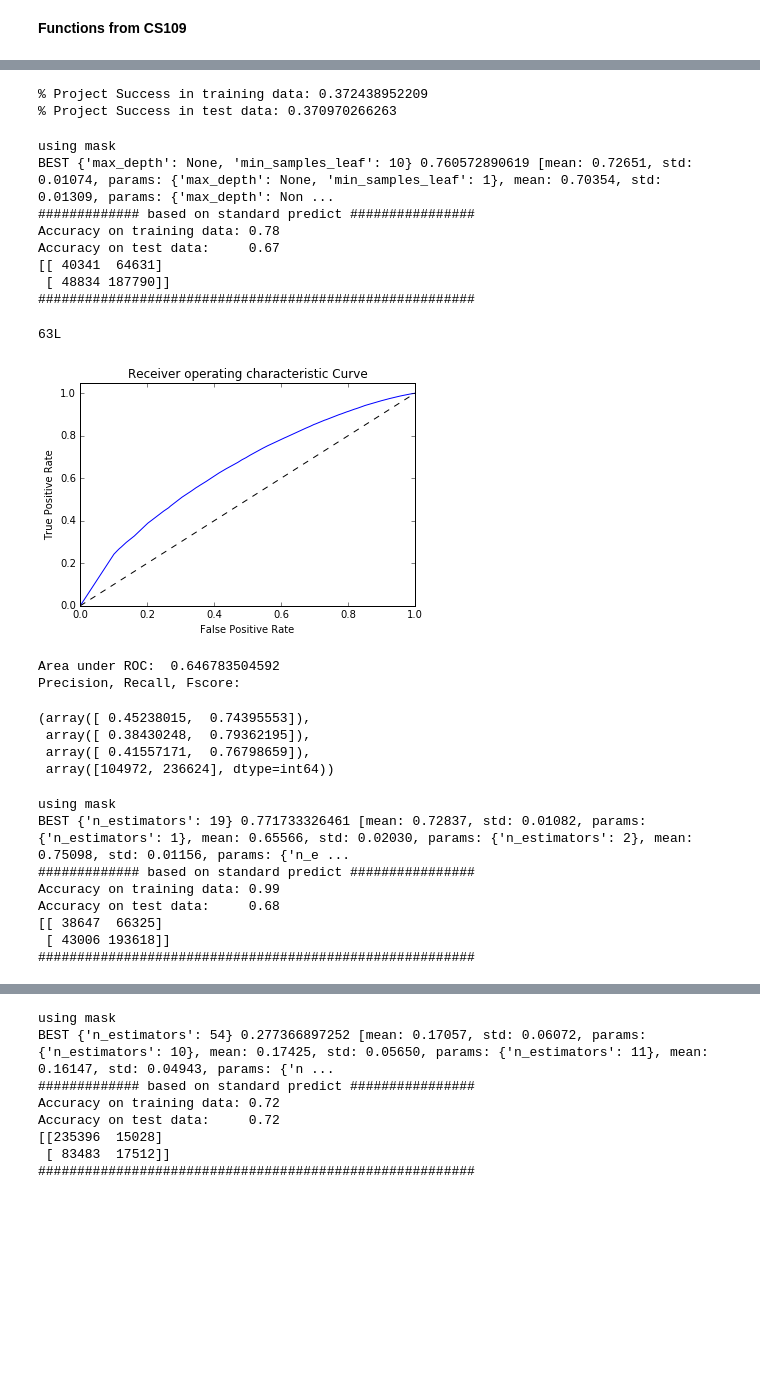
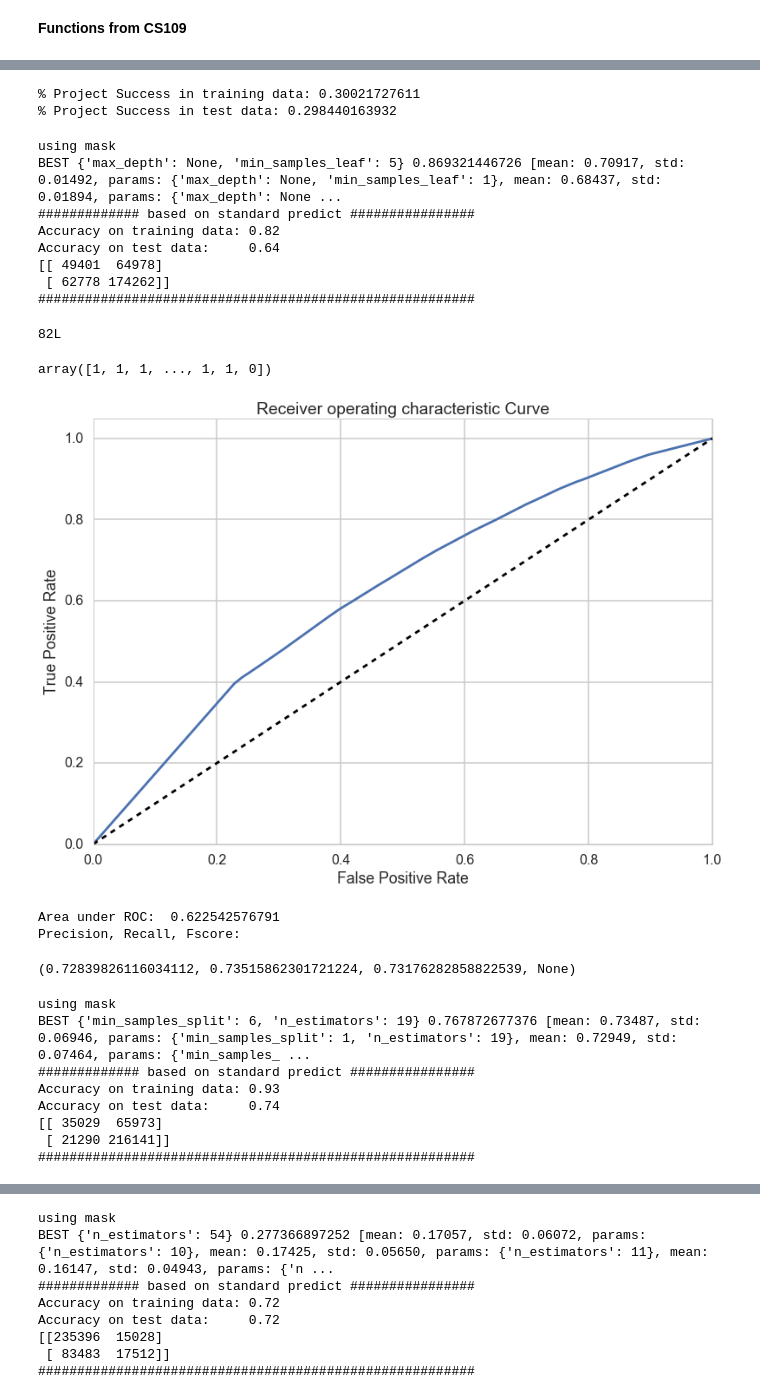
Before and after one commit to Naveed1842/data-science-intensive-2, a Jupyter notebook: Donor-Choose-Project/ModelExploration.ipynb, the cells around one changed output, grey strips where cells are left out. Saved outputs shown, nothing was run; the diff lists cells and outputs as text; code cells hidden in the pictures; blank space fills up the shorter version.

```diff
--- a/Donor-Choose-Project/ModelExploration.ipynb
+++ b/Donor-Choose-Project/ModelExploration.ipynb
@@ -25 +25,8 @@ array(['completed', 'expired', 'reallocated', 'live'], dtype=object)
+# %%
+## Some Data wrangling
+projects = projects[(projects.total_price_including_optional_support > 0) & (projects.funding_status == 'completed') | (projects.funding_status == 'expired')]
+projects['date_posted'] = pd.to_datetime(projects['date_posted'])
+projects['year'] = projects['date_posted'].dt.year
+projects['month'] = projects['date_posted'].dt.month
+projects['date_posted_1'] = projects['date_posted'].map(lambda x: 100*x.year + x.month)
 # %%
@@ -39,3 +46,0 @@ proj.head()
-# %%
-proj = proj[proj.total_price_including_optional_support > 0]
-projects = projects[projects.total_price_including_optional_support > 0]
@@ -43,7 +52,7 @@ projects = projects[projects.total_price_including_optional_support > 0]
 # Categorical features
 # Using OnHotEncode for categorical features
 enc = preprocessing.OneHotEncoder()
-a = enc.fit_transform(proj[['school_metro','primary_focus_subject','school_state','poverty_level','grade_level','resource_type']]).toarray()
+a = enc.fit_transform(proj[['school_metro','primary_focus_subject','school_state','poverty_level','grade_level','resource_type','year','month']]).toarray()
 # %%
 # Boolean features
 b = proj.as_matrix([['school_charter','school_magnet','school_year_round','school_nlns','school_kipp','school_charter_ready_promise',
@@ -278,7 +259,7 @@ Name: total_price_including_optional_support, dtype: int64
 # %%
 # Create test/train mask
-itrain, itest = train_test_split(xrange(proj.shape[0]), train_size=0.60)
-mask=np.ones(proj.shape[0], dtype='int')
+itrain, itest = train_test_split(xrange(projects.shape[0]), train_size=0.60)
+mask=np.ones(projects.shape[0], dtype='int')
 mask[itrain]=1
 mask[itest]=0
 mask = (mask==1)
@@ -286,75 +267,77 @@ mask = (mask==1)
 print "% Project Success in training data:", np.mean(proj.funding_status[mask])
 print "% Project Success in test data:", np.mean(proj.funding_status[~mask])
 # %% [output]
-% Project Success in training data: 0.372438952209
-% Project Success in test data: 0.370970266263
+% Project Success in training data: 0.30021727611
+% Project Success in test data: 0.298440163932
 # %%
 from sklearn import tree
 clf = tree.DecisionTreeClassifier()
 
 parameters = {"max_depth": [None], 'min_samples_leaf': [1, 2, 3, 4, 5, 6, 7, 8, 9, 10]}
+#parameters = {}
 clf,Xtrain_dt,ytrain_dt,Xtest_dt,ytest_dt = do_classify(clf,parameters,projects,c,'funding_status','completed',mask=mask,
                                            n_jobs = 4,score_func = 'f1')
 # %% [output]
 using mask
-BEST {'max_depth': None, 'min_samples_leaf': 10} 0.760572890619 [mean: 0.72651, std: 0.01074, params: {'max_depth': None, 'min_samples_leaf': 1}, mean: 0.70354, std: 0.01309, params: {'max_depth': Non ...
+BEST {'max_depth': None, 'min_samples_leaf': 5} 0.869321446726 [mean: 0.70917, std: 0.01492, params: {'max_depth': None, 'min_samples_leaf': 1}, mean: 0.68437, std: 0.01894, params: {'max_depth': None ...
 ############# based on standard predict ################
-Accuracy on training data: 0.78
-Accuracy on test data:     0.67
-[[ 40341  64631]
- [ 48834 187790]]
+Accuracy on training data: 0.82
+Accuracy on test data:     0.64
+[[ 49401  64978]
+ [ 62778 174262]]
 ########################################################
 # %%
 # Depth of a decision tree
 clf.tree_.max_depth
 # %% [output]
-63L
+82L
+# %%
+clf.predict(Xtest_dt)
+# %% [output]
+array([1, 1, 1, ..., 1, 1, 0])
 # %%
 # Plot of a ROC curve for a specific class
 y_score_dt = pd.DataFrame(clf.predict_proba(Xtest_dt))[1]
 import sklearn.metrics as metric
 fpr,tpr,thresholds = metric.roc_curve(ytest_dt,y_score_dt)
 
 import matplotlib.pyplot as plt
 plt.figure()
 plt.plot(fpr, tpr)
 plt.plot([0, 1], [0, 1], 'k--')
 plt.xlim([0.0, 1.0])
 plt.ylim([0.0, 1.05])
 plt.xlabel('False Positive Rate')
 plt.ylabel('True Positive Rate')
 plt.title('Receiver operating characteristic Curve')
 plt.legend(loc="lower right")
 plt.show()
 
 print 'Area under ROC: ',metric.roc_auc_score(ytest_dt,y_score_dt)
 print 'Precision, Recall, Fscore:'
-metric.precision_recall_fscore_support(ytest,clf.predict(Xtest))
+metric.precision_recall_fscore_support(ytest_dt,clf.predict(Xtest_dt),average='binary')
 # %% [output]
-[figure, old version]
+[figure, new version]
-Area under ROC:  0.646783504592
+Area under ROC:  0.622542576791
 Precision, Recall, Fscore:
-(array([ 0.45238015,  0.74395553]),
- array([ 0.38430248,  0.79362195]),
- array([ 0.41557171,  0.76798659]),
- array([104972, 236624], dtype=int64))
+(0.72839826116034112, 0.73515862301721224, 0.73176282858822539, None)
 # %%
 from sklearn.ensemble import RandomForestClassifier
 clfForest = RandomForestClassifier()
 
+parameters = {"n_estimators": [19], "min_samples_split":[1,2,4,6]}
 #parameters = {"n_estimators": range(1, 20)}
-parameters = {"n_estimators": range(1, 20)}
 clfForest, Xtrain, ytrain, Xtest, ytest = do_classify(clfForest, parameters,
                                                        projects, c,'funding_status', 'completed', mask=mask,
                                                        n_jobs = 4, score_func='f1')
 # %% [output]
 using mask
-BEST {'n_estimators': 19} 0.771733326461 [mean: 0.72837, std: 0.01082, params: {'n_estimators': 1}, mean: 0.65566, std: 0.02030, params: {'n_estimators': 2}, mean: 0.75098, std: 0.01156, params: {'n_e ...
+BEST {'min_samples_split': 6, 'n_estimators': 19} 0.767872677376 [mean: 0.73487, std: 0.06946, params: {'min_samples_split': 1, 'n_estimators': 19}, mean: 0.72949, std: 0.07464, params: {'min_samples_ ...
 ############# based on standard predict ################
-Accuracy on training data: 0.99
-Accuracy on test data:     0.68
-[[ 38647  66325]
- [ 43006 193618]]
+Accuracy on training data: 0.93
+Accuracy on test data:     0.74
+[[ 35029  65973]
+ [ 21290 216141]]
 ########################################################
 # %%
 # Depths of decision tress inside random forest classifier
```
Also changed, not shown: parts of 27 cells of this notebook.
